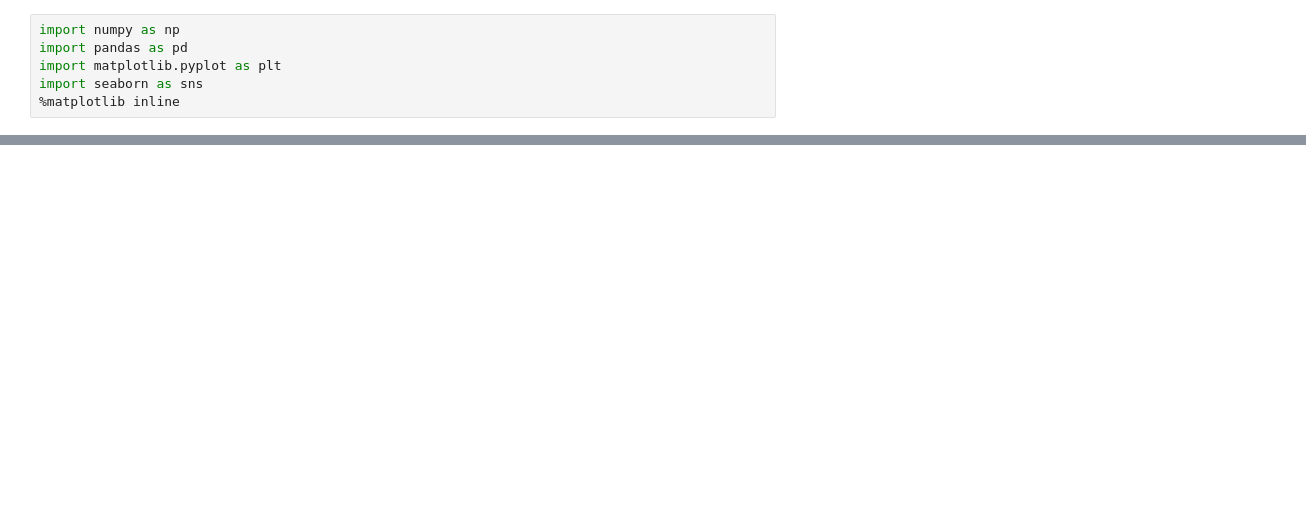
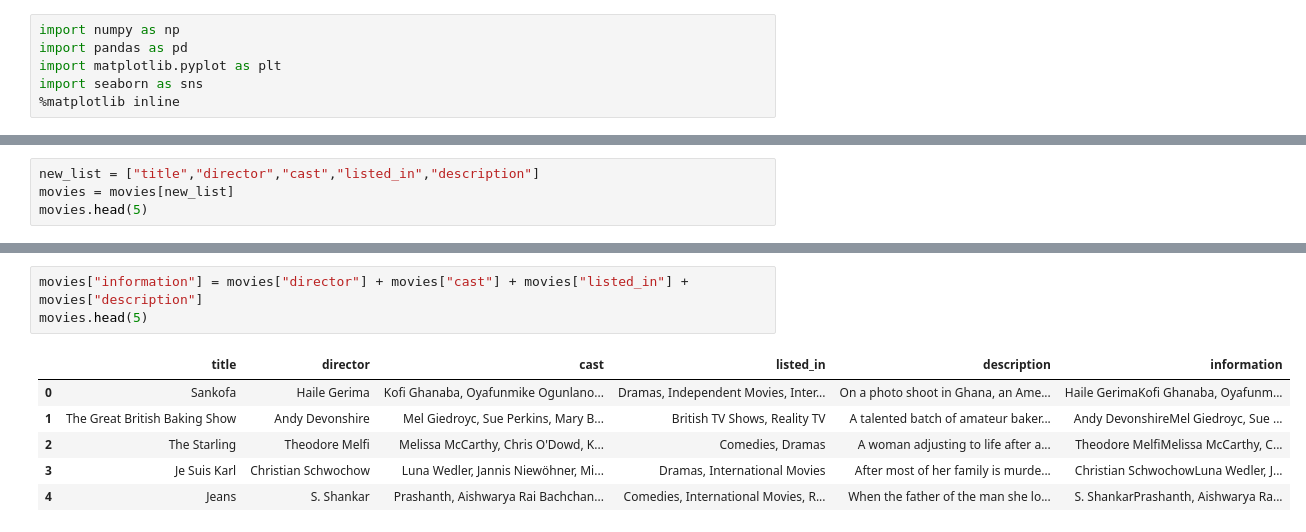
Before and after one commit to ankit0911giri/Machine-Learning-Projects, a Jupyter notebook: MoviesRecommendingSystem/Movies Recommending System.ipynb, the cells around one changed output, grey strips where cells are left out. Drawn from its saved outputs; the diff is of its cells as text; blank space fills up the shorter version.

```diff
--- a/MoviesRecommendingSystem/Movies Recommending System.ipynb
+++ b/MoviesRecommendingSystem/Movies Recommending System.ipynb
@@ -177,0 +100,4 @@ i
+# %%
+new_list = ["title","director","cast","listed_in","description"]
+movies = movies[new_list]
+movies.head(5)
@@ -177,0 +111,10 @@ i
+# %%
+movies["information"] = movies["director"] + movies["cast"] + movies["listed_in"] + movies["description"]
+movies.head(5)
+# %% [output]
+|  | title | director | cast | listed_in | description | information |
+| 0 | Sankofa | Haile Gerima | Kofi Ghanaba, Oyafunmike Ogunlano... | Dramas, Independent Movies, Inter... | On a photo shoot in Ghana, an Ame... | Haile GerimaKofi Ghanaba, Oyafunm... |
+| 1 | The Great British Baking Show | Andy Devonshire | Mel Giedroyc, Sue Perkins, Mary B... | British TV Shows, Reality TV | A talented batch of amateur baker... | Andy DevonshireMel Giedroyc, Sue ... |
+| 2 | The Starling | Theodore Melfi | Melissa McCarthy, Chris O'Dowd, K... | Comedies, Dramas | A woman adjusting to life after a... | Theodore MelfiMelissa McCarthy, C... |
+| 3 | Je Suis Karl | Christian Schwochow | Luna Wedler, Jannis Niewöhner, Mi... | Dramas, International Movies | After most of her family is murde... | Christian SchwochowLuna Wedler, J... |
+| 4 | Jeans | S. Shankar | Prashanth, Aishwarya Rai Bachchan... | Comedies, International Movies, R... | When the father of the man she lo... | S. ShankarPrashanth, Aishwarya Ra... |
```
Also changed, not shown: parts of 58 cells of this notebook, 3 other files.
